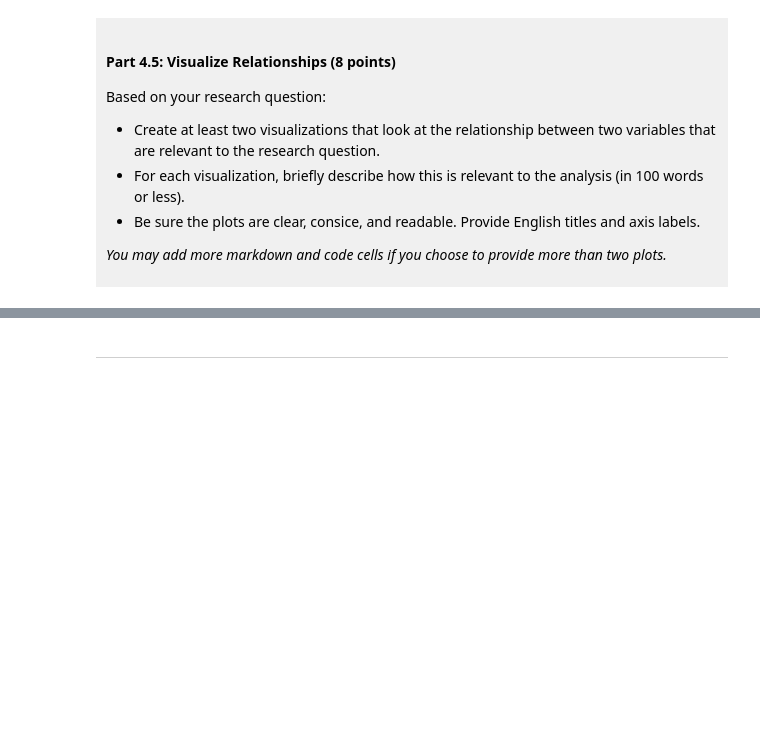
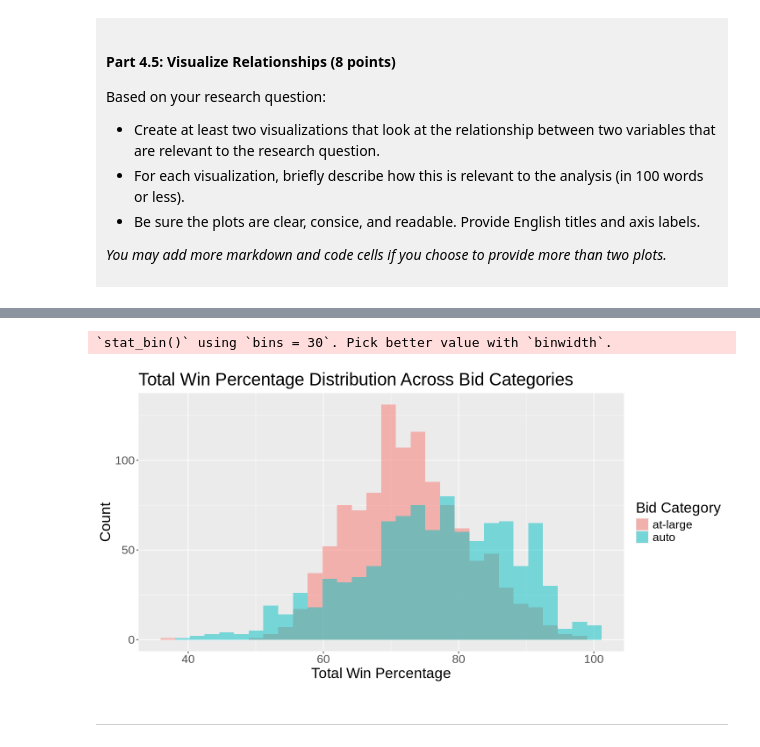
Before and after one commit to dorisliu200707-cmd/dsci100-project, a Jupyter notebook: dsci-100-project-notebook.ipynb, the cells around one changed output, grey strips where cells are left out. Saved outputs shown, nothing was run; the diff lists cells and outputs as text; code cells hidden in the pictures; blank space fills up the shorter version.

```diff
--- a/dsci-100-project-notebook.ipynb
+++ b/dsci-100-project-notebook.ipynb
@@ -328,5 +408,14 @@ Visualization 2: %%% EDIT THIS MARKDOWN CELL%%%
 # %%
-### EDIT THIS CODE CELL FOR VISUALIZATION 2###
+options(repr.plot.width = 12, repr.plot.height = 6)
+visualization2 <- ggplot(basketball_tidy, aes(x=total_wins_pct, fill=bid)) +
+    geom_histogram(position="identity", alpha = 0.5) +
+    labs(x="Total Win Percentage", y="Count", fill = "Bid Category",
+        title="Total Win Percentage Distribution Across Bid Categories") +
+    theme(text=element_text(size=20))
+visualization2
+# %% [output]
+`stat_bin()` using `bins = 30`. Pick better value with `binwidth`.
+[figure, added]
 # %% [markdown]
 ------
 # %% [markdown]
```
Also changed, not shown: parts of 11 cells of this notebook.
